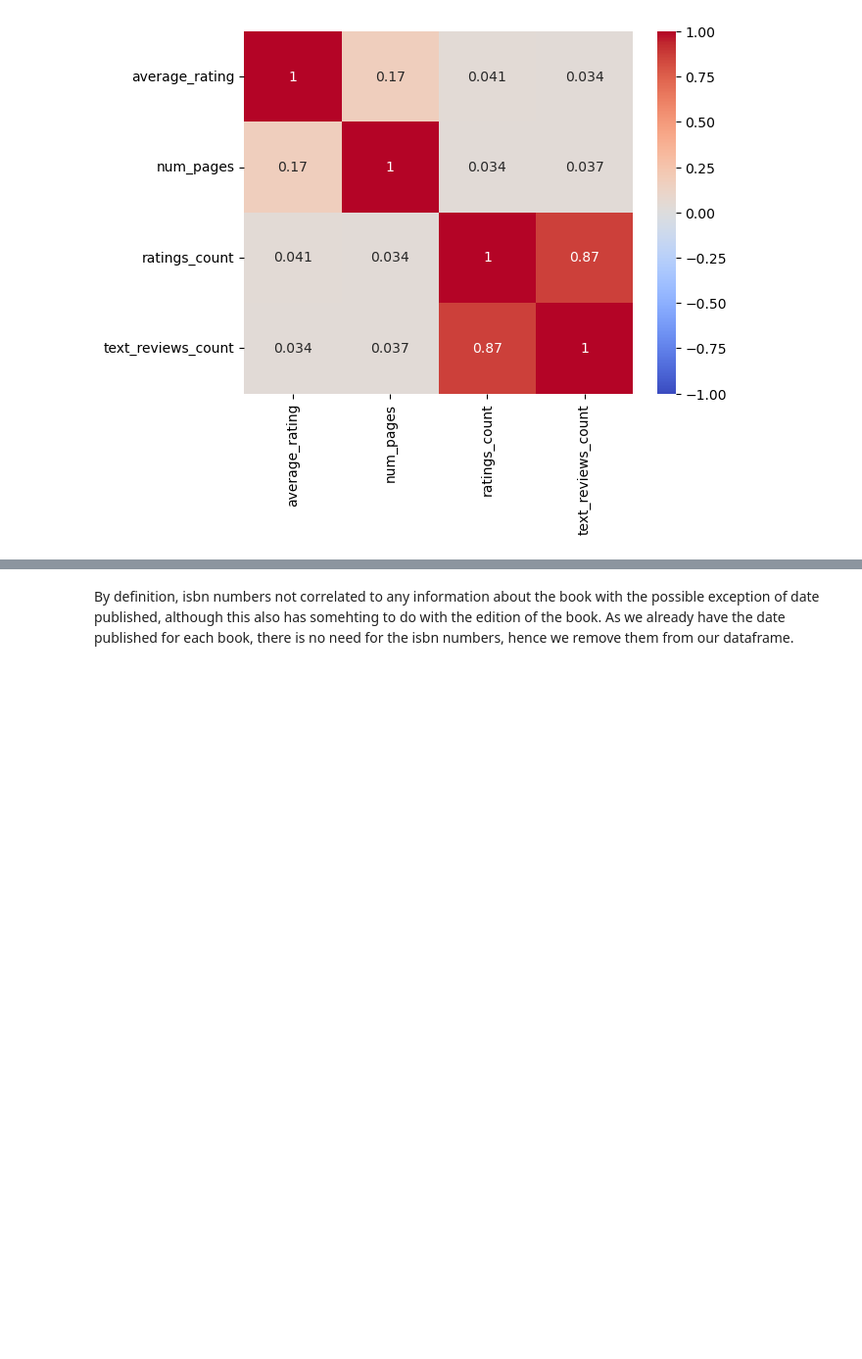
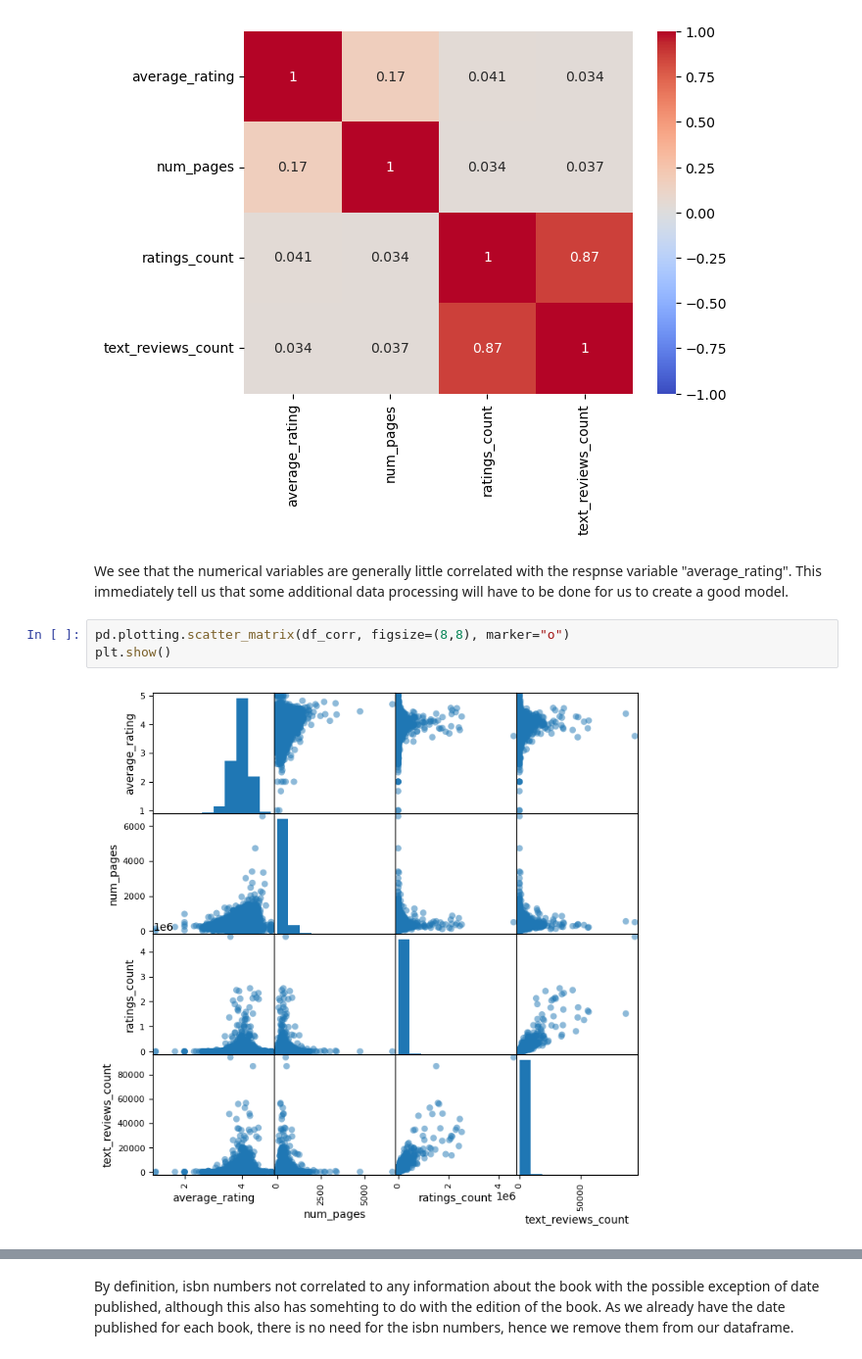
Before and after one commit to Huayra1/Book_prediction, a Jupyter notebook: bookpred.ipynb, the cells around one changed output, grey strips where cells are left out. Shown at 98% size. Drawn from its saved outputs; the diff is of its cells as text; blank space fills up the shorter version.

```diff
--- a/bookpred.ipynb
+++ b/bookpred.ipynb
@@ -221,3 +246,11 @@ sns.heatmap(corr, annot=True, cmap="coolwarm", vmin=-1, vmax=1)
 plt.show()
 # %% [output]
 [figure]
+# %% [markdown]
+We see that the numerical variables are generally little correlated with the respnse variable "average_rating".
+This immediately tell us that some additional data processing will have to be done for us to create a good model.
+# %%
+pd.plotting.scatter_matrix(df_corr, figsize=(8,8), marker="o")
+plt.show()
+# %% [output]
+[figure, added]
```
Also changed, not shown: parts of 13 cells of this notebook.
